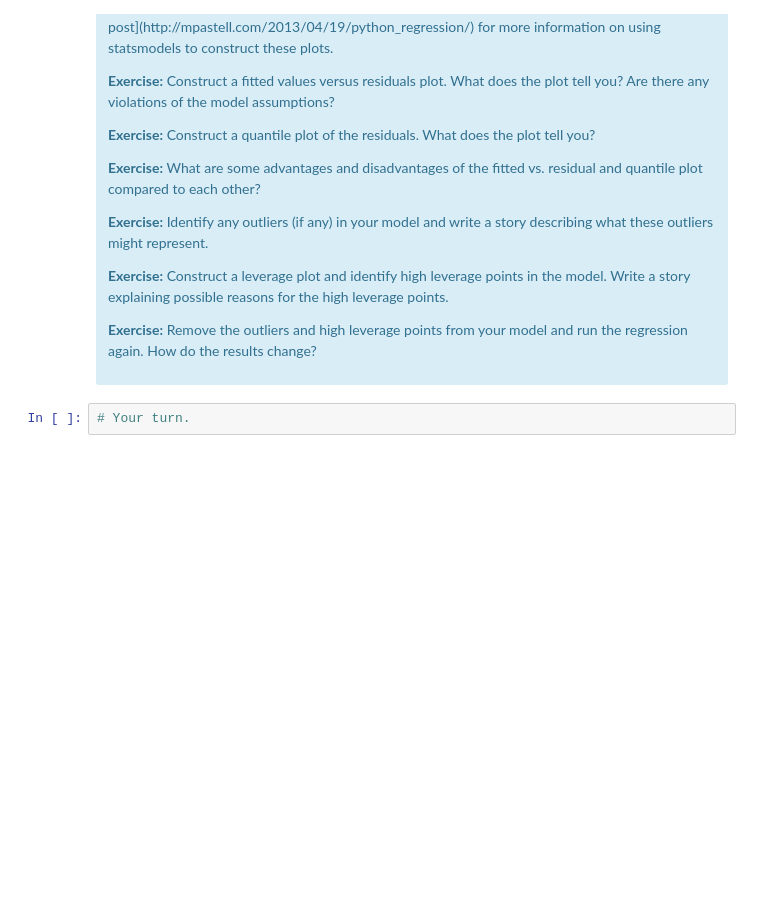
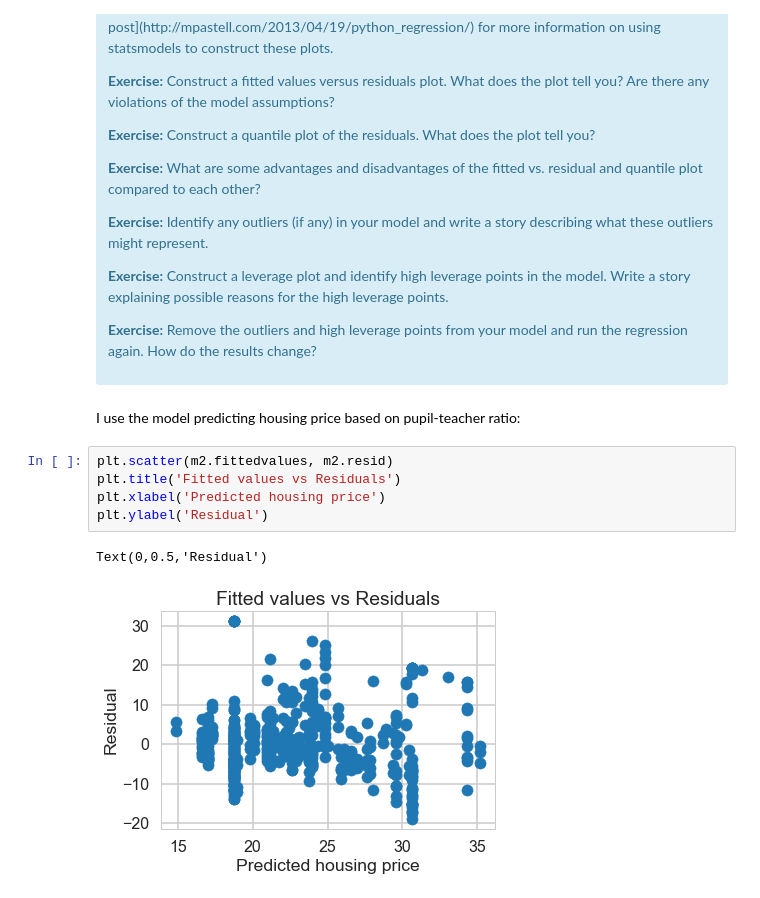
Before and after one commit to joshyou/springboard, a Jupyter notebook: linear_regression/Mini_Project_Linear_Regression.ipynb, the cells around one changed output. Drawn from its saved outputs; the diff is of its cells as text; blank space fills up the shorter version.

```diff
--- a/linear_regression/Mini_Project_Linear_Regression.ipynb
+++ b/linear_regression/Mini_Project_Linear_Regression.ipynb
@@ -829,5 +895,13 @@ There are some other issues that are important investigate with linear regressio
 
 <p><b>Exercise:</b> Remove the outliers and high leverage points from your model and run the regression again. How do the results change?</p>
 </div>
-# %%
-# Your turn.
+# %% [markdown]
+I use the model predicting housing price based on pupil-teacher ratio:
+# %%
+plt.scatter(m2.fittedvalues, m2.resid)
+plt.title('Fitted values vs Residuals')
+plt.xlabel('Predicted housing price')
+plt.ylabel('Residual')
+# %% [output]
+Text(0,0.5,'Residual')
+[figure, added]
```
Also changed, not shown: parts of 35 cells of this notebook.
